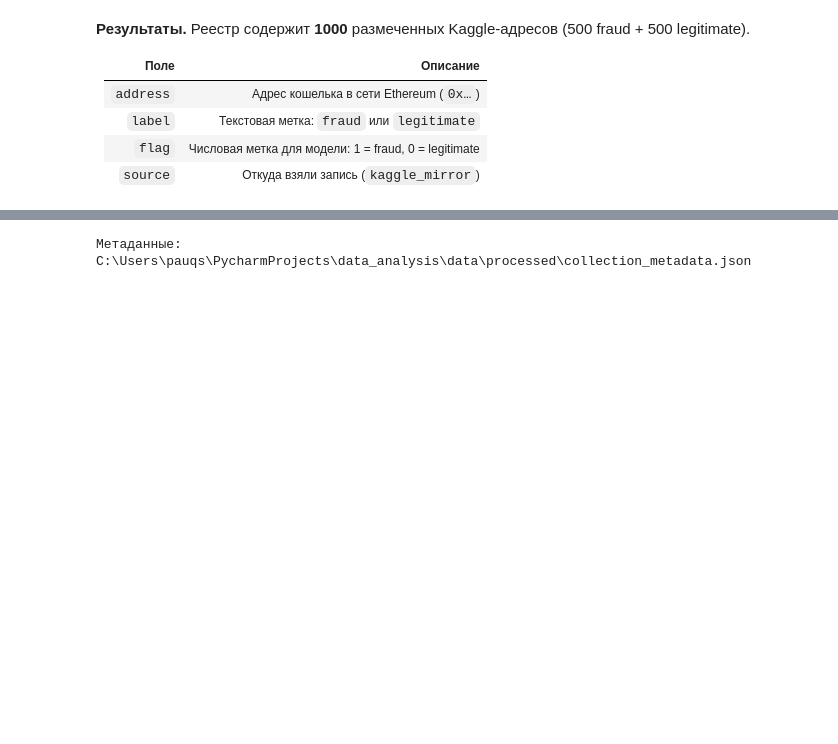
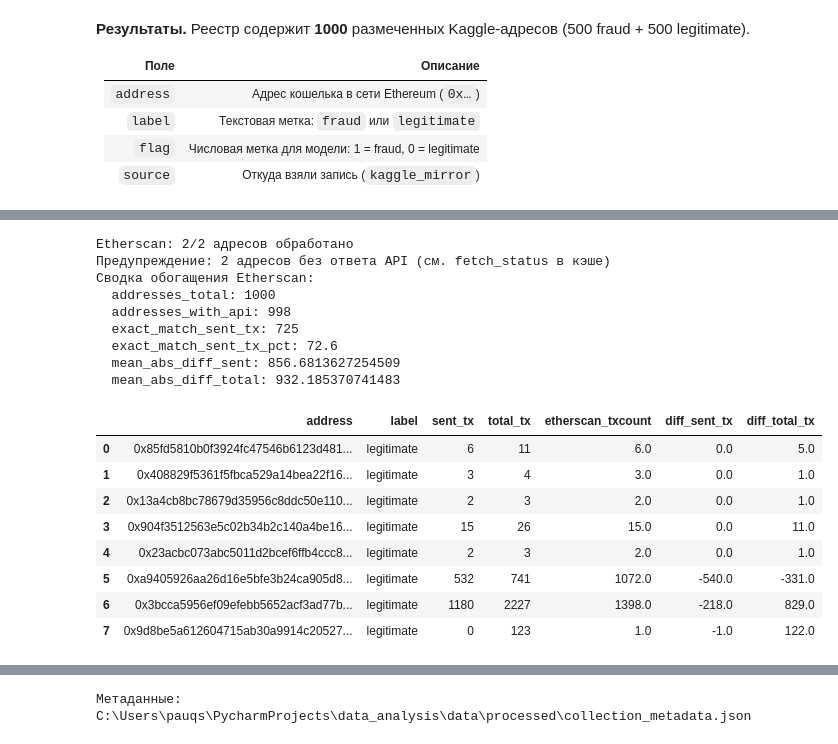
Before and after one commit to Pauqsdy/Dropper-wallet-analysis, a Jupyter notebook: notebooks/dropper_wallets_analysis.ipynb, the cells around one changed output, grey strips where cells are left out. Cells and saved outputs as stored; diff of their text form; code cells hidden in the pictures; blank space fills up the shorter version.

```diff
--- a/notebooks/dropper_wallets_analysis.ipynb
+++ b/notebooks/dropper_wallets_analysis.ipynb
@@ -141,0 +166,66 @@ registry.head(10)
+# %%
+import sys
+from pathlib import Path
+
+# подстраховка: ячейка должна работать даже без перезапуска 1.1
+if "PROJECT_ROOT" not in globals():
+  for candidate in (Path.cwd(), Path.cwd().parent):
+    if (candidate / "src" / "enrichment.py").exists():
+      PROJECT_ROOT = candidate
+      RAW_DIR = PROJECT_ROOT / "data" / "raw"
+      PROCESSED_DIR = PROJECT_ROOT / "data" / "processed"
+      break
+  else:
+    raise FileNotFoundError(
+        "Не найден src/enrichment.py. Проверьте, что файлы "
+        "src/enrichment.py и src/etherscan_client.py есть в проекте."
+    )
+  if str(PROJECT_ROOT) not in sys.path:
+    sys.path.insert(0, str(PROJECT_ROOT))
+
+try:
+  from dotenv import load_dotenv
+  load_dotenv(PROJECT_ROOT / ".env")
+except ImportError:
+  print("Установите python-dotenv: pip install python-dotenv")
+
+from src.enrichment import enrich_with_etherscan_txcount, enrichment_summary
+
+KAGGLE_PATH = RAW_DIR / "kaggle_transaction_dataset.csv"
+ENRICHMENT_PATH = PROCESSED_DIR / "etherscan_enrichment.csv"
+
+enriched_registry = enrich_with_etherscan_txcount(
+    registry,
+    KAGGLE_PATH,
+    cache_path=ENRICHMENT_PATH,
+)
+
+summary = enrichment_summary(enriched_registry)
+print("Сводка обогащения Etherscan:")
+for key, value in summary.items():
+    print(f"  {key}: {value}")
+
+cols = [
+    "address", "label", "sent_tx", "total_tx",
+    "etherscan_txcount", "diff_sent_tx", "diff_total_tx",
+]
+display(enriched_registry[cols].head(8))
+# %% [output]
+Etherscan: 2/2 адресов обработано
+Предупреждение: 2 адресов без ответа API (см. fetch_status в кэше)
+Сводка обогащения Etherscan:
+  addresses_total: 1000
+  addresses_with_api: 998
+  exact_match_sent_tx: 725
+  exact_match_sent_tx_pct: 72.6
+  mean_abs_diff_sent: 856.6813627254509
+  mean_abs_diff_total: 932.185370741483
+|  | address | label | sent_tx | total_tx | etherscan_txcount | diff_sent_tx | diff_total_tx |
+| 0 | 0x85fd5810b0f3924fc47546b6123d481... | legitimate | 6 | 11 | 6.0 | 0.0 | 5.0 |
+| 1 | 0x408829f5361f5fbca529a14bea22f16... | legitimate | 3 | 4 | 3.0 | 0.0 | 1.0 |
+| 2 | 0x13a4cb8bc78679d35956c8ddc50e110... | legitimate | 2 | 3 | 2.0 | 0.0 | 1.0 |
+| 3 | 0x904f3512563e5c02b34b2c140a4be16... | legitimate | 15 | 26 | 15.0 | 0.0 | 11.0 |
+| 4 | 0x23acbc073abc5011d2bcef6ffb4ccc8... | legitimate | 2 | 3 | 2.0 | 0.0 | 1.0 |
+| 5 | 0xa9405926aa26d16e5bfe3b24ca905d8... | legitimate | 532 | 741 | 1072.0 | -540.0 | -331.0 |
+| 6 | 0x3bcca5956ef09efebb5652acf3ad77b... | legitimate | 1180 | 2227 | 1398.0 | -218.0 | 829.0 |
+| 7 | 0x9d8be5a612604715ab30a9914c20527... | legitimate | 0 | 123 | 1.0 | -1.0 | 122.0 |
```
Also changed, not shown: parts of 13 cells of this notebook, 6 other files.
